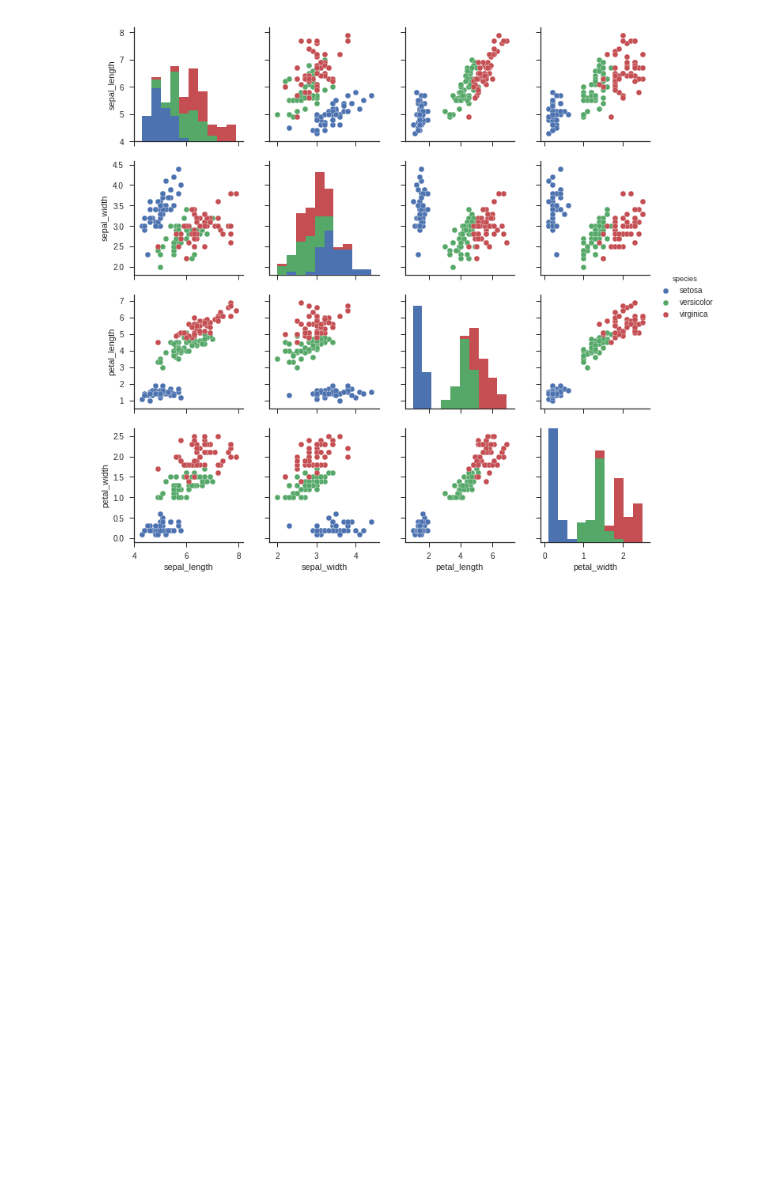
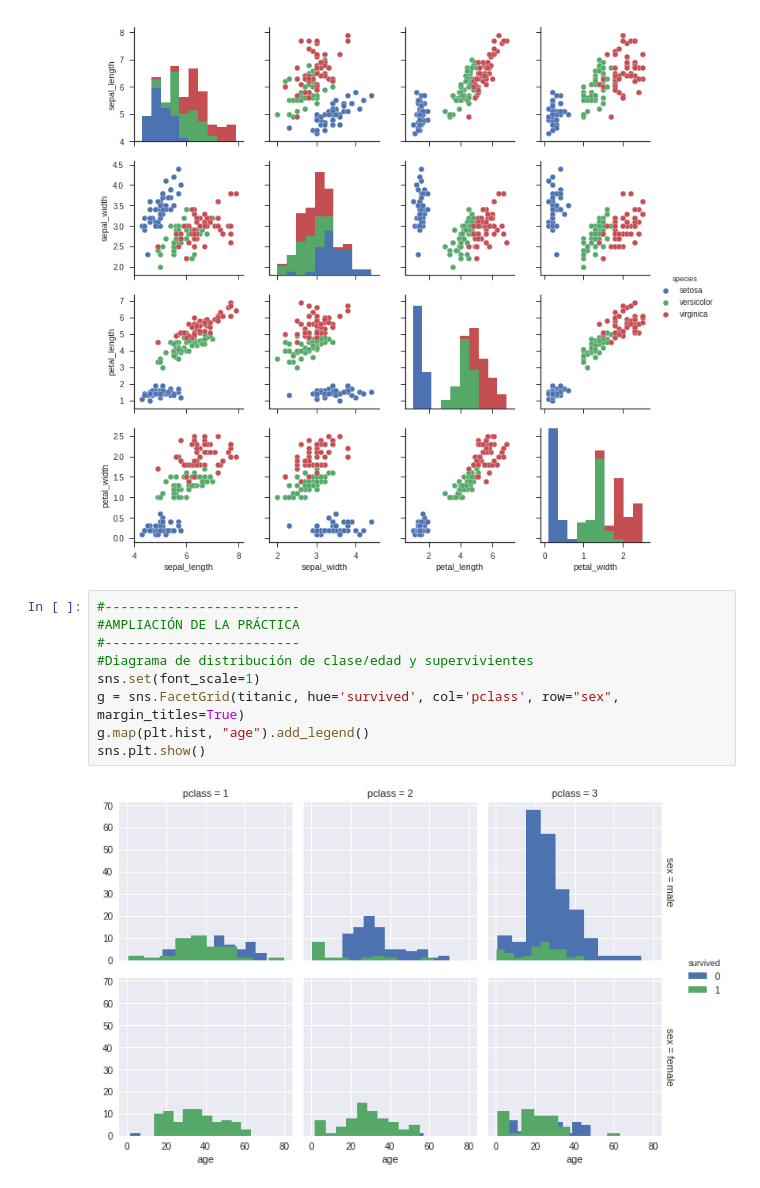
Before and after one commit to izubeldia/07MBIG---Visualizacion-de-Datos, a Jupyter notebook: Visualizacion_AG3.ipynb, the cells around one changed output. Cells and saved outputs as stored; diff of their text form; blank space fills up the shorter version.

```diff
--- a/Visualizacion_AG3.ipynb
+++ b/Visualizacion_AG3.ipynb
@@ -175,3 +175,14 @@ sns.pairplot(df, hue="species")
 # %% [output]
 <seaborn.axisgrid.PairGrid at 0x...>
 [figure]
+# %%
+#-------------------------
+#AMPLIACIÓN DE LA PRÁCTICA
+#-------------------------
+#Diagrama de distribución de clase/edad y supervivientes
+sns.set(font_scale=1)
+g = sns.FacetGrid(titanic, hue='survived', col='pclass', row="sex", margin_titles=True)
+g.map(plt.hist, "age").add_legend()
+sns.plt.show()
+# %% [output]
+[figure, added]
```
Also changed, not shown: parts of 2 cells of this notebook.
